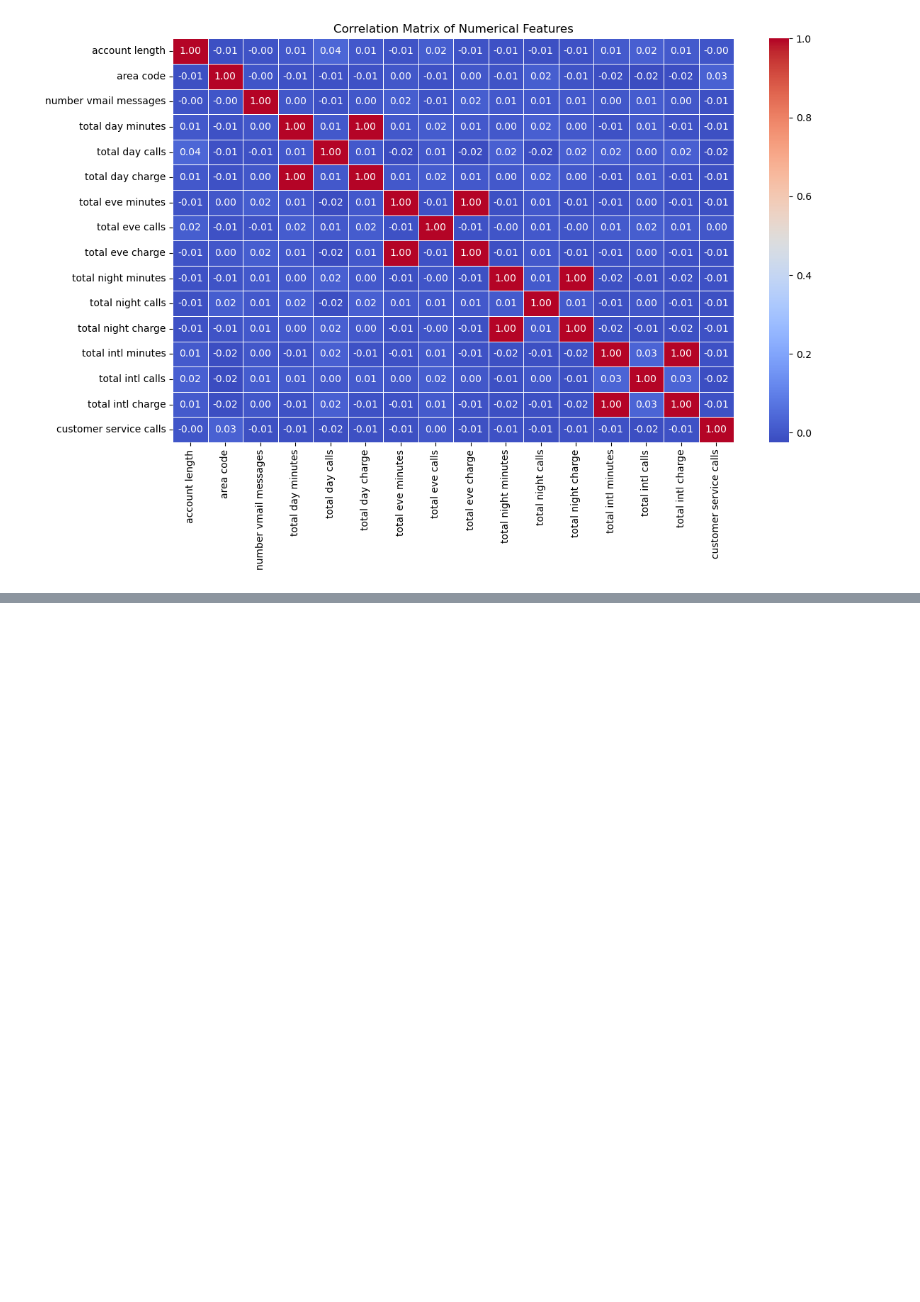
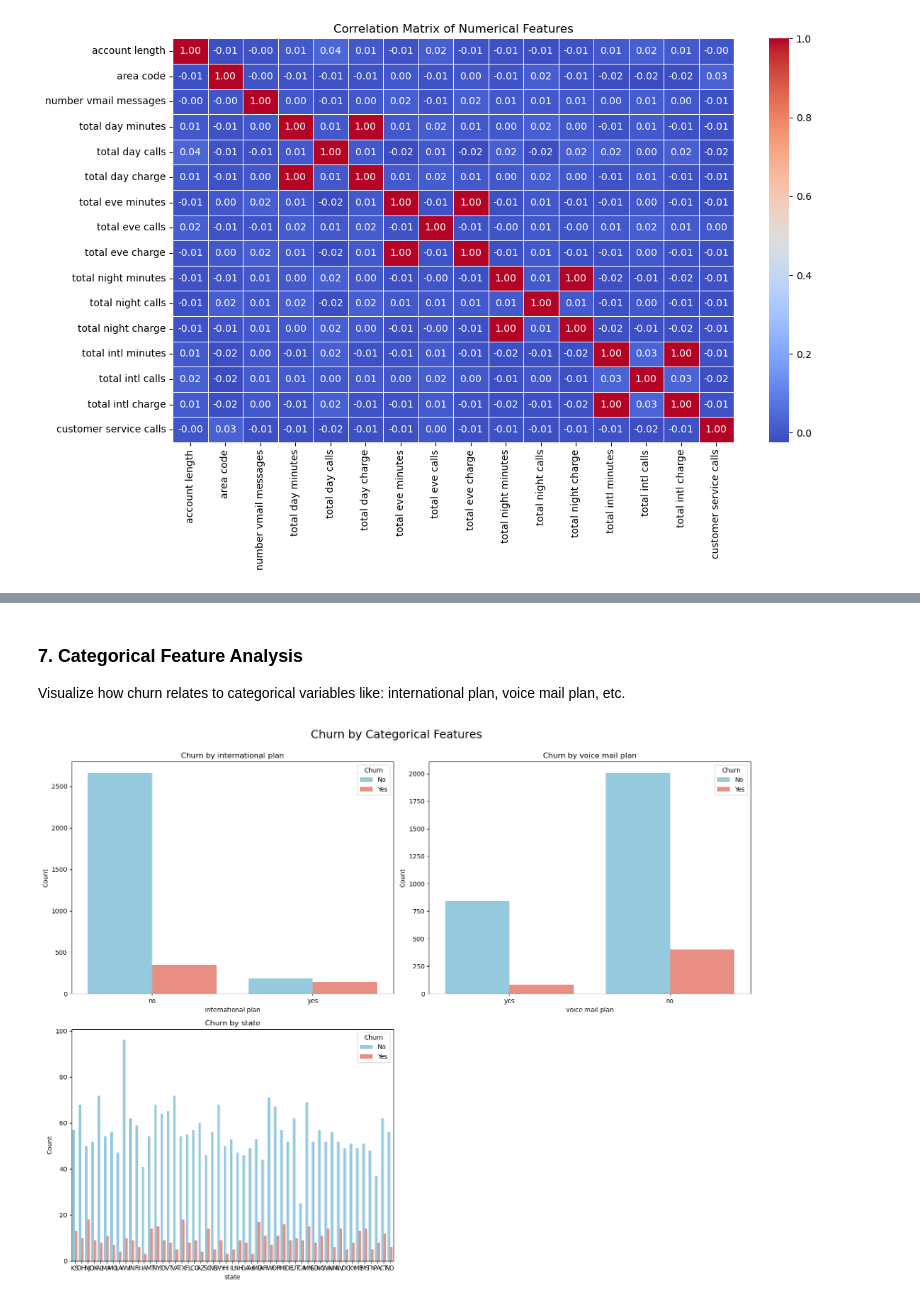
Before and after one commit to Tinah-91/SyriaTel-Customer-Churn-, a Jupyter notebook: notebooks/SyriaTel Customer Churn.ipynb, the cells around one changed output, grey strips where cells are left out. Drawn from its saved outputs; the diff is of its cells as text; code cells hidden in the pictures; blank space fills up the shorter version.

```diff
--- a/notebooks/SyriaTel Customer Churn.ipynb
+++ b/notebooks/SyriaTel Customer Churn.ipynb
@@ -355,0 +398,21 @@ plt.show()
+# %% [markdown]
+### 7. Categorical Feature Analysis
+Visualize how churn relates to categorical variables like: international plan, voice mail plan, etc.
+# %%
+# 7. Churn distribution across categorical features
+categorical_cols = ['international plan', 'voice mail plan', 'state']  # Add others if available
+
+plt.figure(figsize=(16, 12))
+for i, col in enumerate(categorical_cols):
+    plt.subplot(2, 2, i + 1)
+    sns.countplot(data=df, x=col, hue=churn_col, palette=['skyblue', 'salmon'])
+    plt.title(f'Churn by {col}')
+    plt.xlabel(col)
+    plt.ylabel('Count')
+    plt.legend(title='Churn', labels=['No', 'Yes'])
+    plt.tight_layout()
+
+plt.suptitle('Churn by Categorical Features', fontsize=18, y=1.03)
+plt.show()
+# %% [output]
+[figure, added]
```
Also changed, not shown: parts of 6 cells of this notebook.
